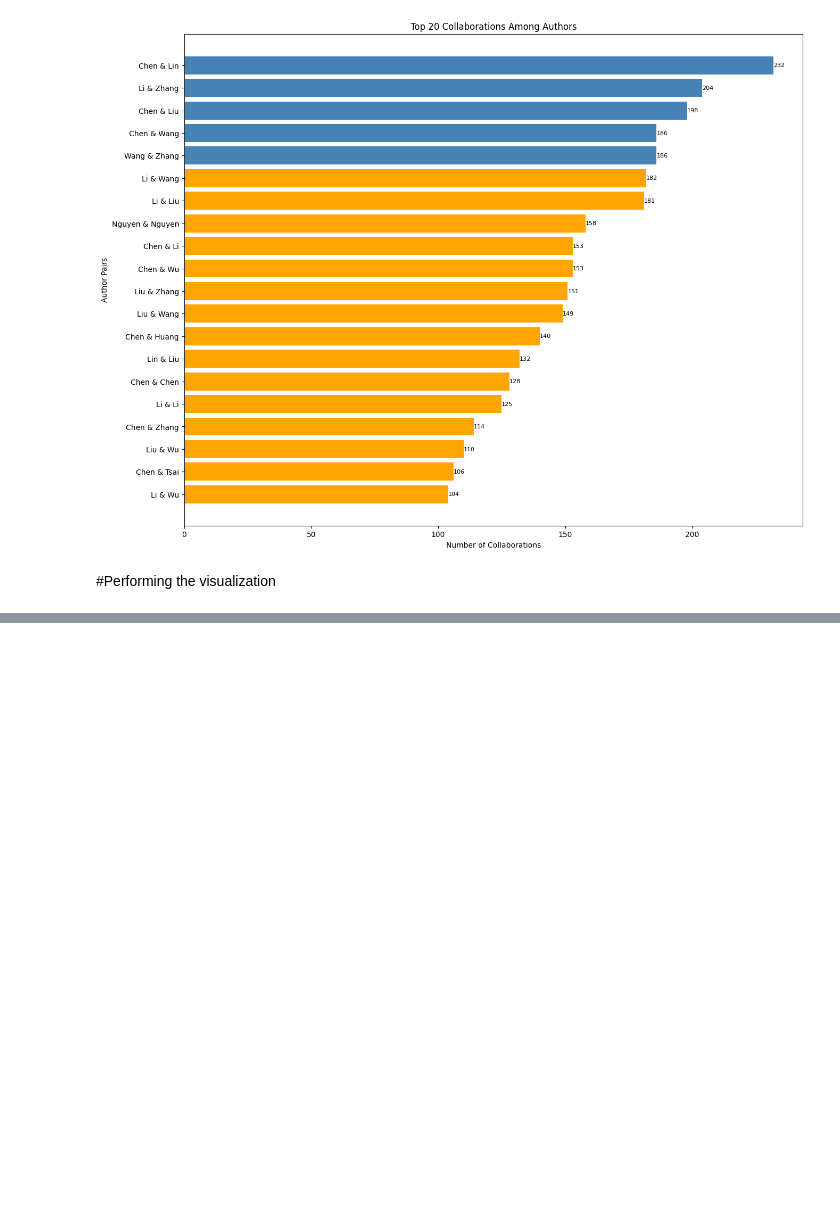
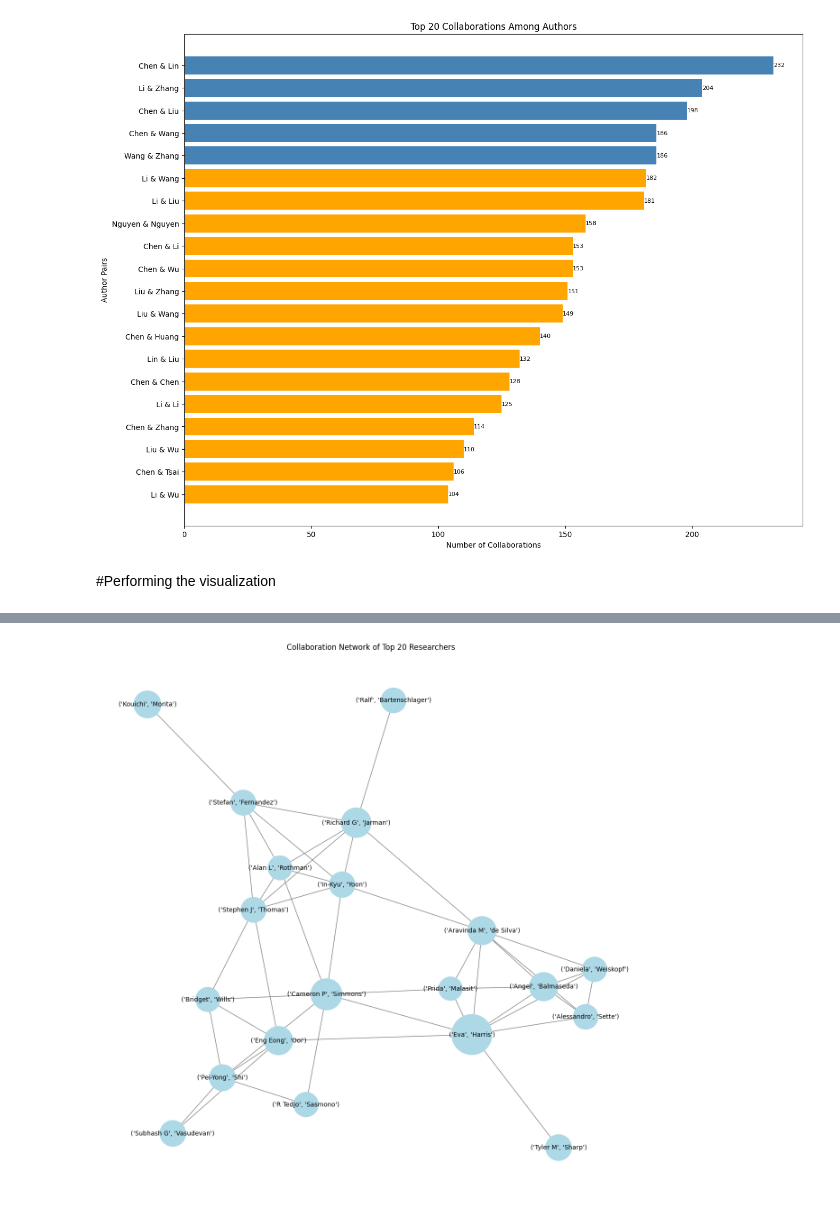
Before and after one commit to gnc506/Skills_Assessment, a Jupyter notebook: Skill_Assessment_2_Tabassum.ipynb, the cells around one changed output, grey strips where cells are left out. Cells and saved outputs as stored; diff of their text form; code cells hidden in the pictures; blank space fills up the shorter version.

```diff
--- a/Skill_Assessment_2_Tabassum.ipynb
+++ b/Skill_Assessment_2_Tabassum.ipynb
@@ -156,0 +236,4 @@ plt.show()'''
+# %%
+# Example preprocessing steps
+author_clean_data.dropna(inplace=True)  # Drop rows with missing values
+authors_df = author_clean_data.drop_duplicates()
@@ -156,0 +287,25 @@ plt.show()'''
+# %%
+
+# Creating a subgraph with these top 20 researchers
+top_20_researchers_subgraph = nx.Graph()
+for authors in pmid_authors_map.values():
+     for author_pair in combinations(authors, 2):
+          if author_pair[0] in top_20_researchers_list and author_pair[1] in top_20_researchers_list:
+              top_20_researchers_subgraph.add_edge(*author_pair)
+
+# Creating a network graph for the top collaborations
+G = nx.Graph()
+# Preparing node sizes based on the number of collaborations
+node_sizes = [researcher_collaboration_count[researcher]*5 for researcher in top_20_researchers_subgraph.nodes]
+
+# Positioning the graph using spring layout for better visibility
+pos = nx.spring_layout(G, k=0.5, iterations=1)
+
+# Visualizing the top 20 researchers' collaboration subgraph with node sizes
+plt.figure(figsize=(12, 12))
+nx.draw(top_20_researchers_subgraph, with_labels=True, node_size=node_sizes, font_size=10, node_color="lightblue", width=[(G[u][v]['weight']/50) for u, v in G.edges()], edge_color="gray")
+plt.title("Collaboration Network of Top 20 Researchers")
+plt.savefig("top20.png")
+plt.show()
+# %% [output]
+[figure, added]
```
Also changed, not shown: parts of 14 cells of this notebook.
